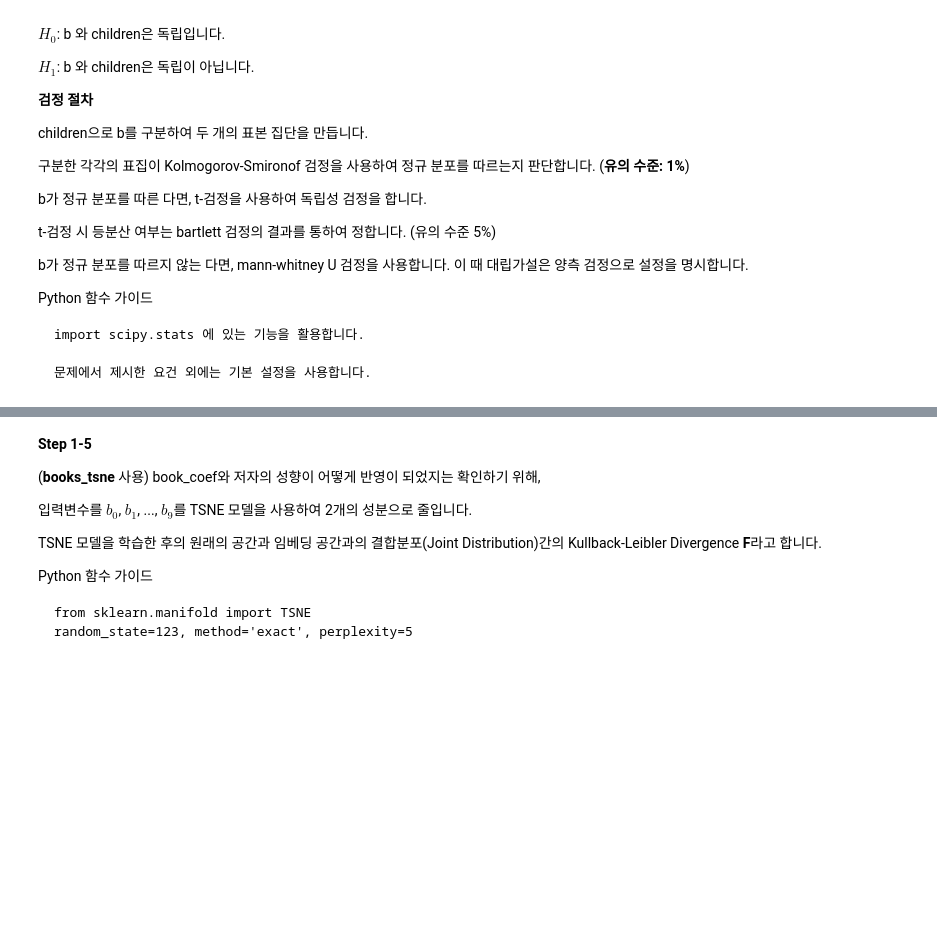
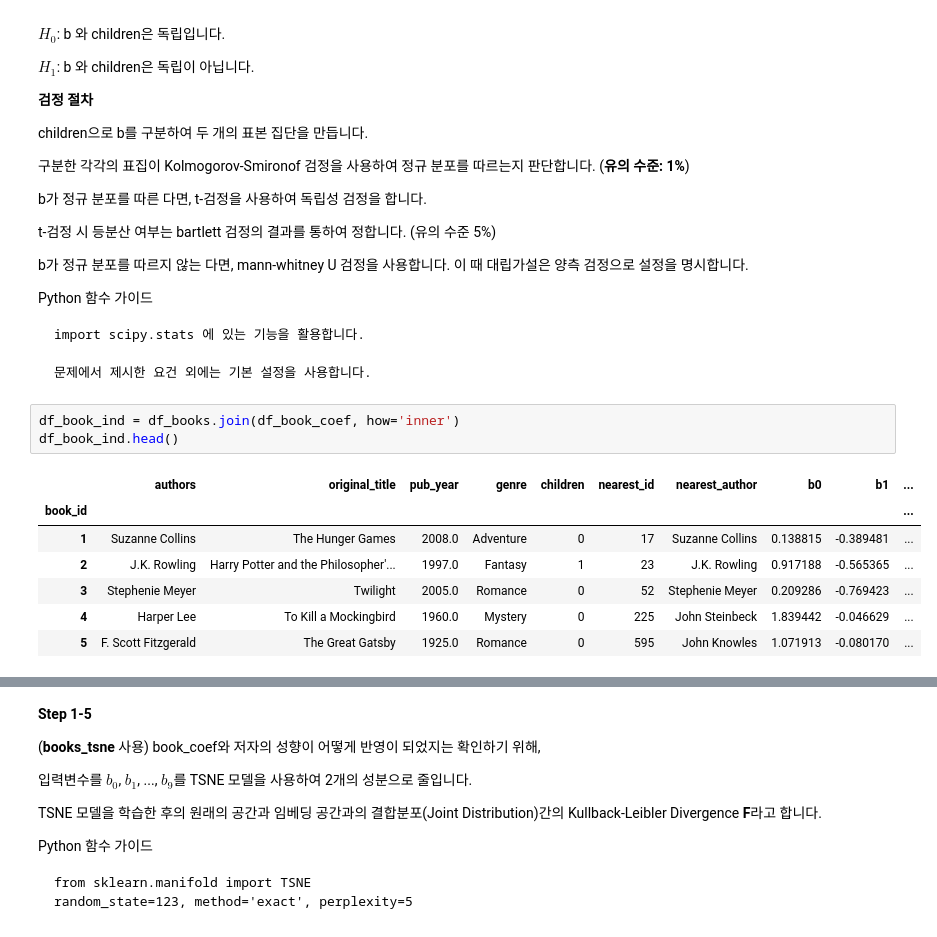
Before and after one commit to sunkusun9/DS_challenge_2310, a Jupyter notebook: prob_lect.ipynb, the cells around one changed output, grey strips where cells are left out. Saved outputs shown, nothing was run; the diff lists cells and outputs as text; blank space fills up the shorter version.

````diff
--- a/prob_lect.ipynb
+++ b/prob_lect.ipynb
@@ -554,3 +619,14 @@ import scipy.stats 에 있는 기능을 활용합니다.
 
 문제에서 제시한 요건 외에는 기본 설정을 사용합니다.
 ```
+# %%
+df_book_ind = df_books.join(df_book_coef, how='inner')
+df_book_ind.head()
+# %% [output]
+|  | authors | original_title | pub_year | genre | children | nearest_id | nearest_author | b0 | b1 | ... |
+| book_id |  |  |  |  |  |  |  |  |  | ... |
+| 1 | Suzanne Collins | The Hunger Games | 2008.0 | Adventure | 0 | 17 | Suzanne Collins | 0.138815 | -0.389481 | ... |
+| 2 | J.K. Rowling | Harry Potter and the Philosopher'... | 1997.0 | Fantasy | 1 | 23 | J.K. Rowling | 0.917188 | -0.565365 | ... |
+| 3 | Stephenie Meyer | Twilight | 2005.0 | Romance | 0 | 52 | Stephenie Meyer | 0.209286 | -0.769423 | ... |
+| 4 | Harper Lee | To Kill a Mockingbird | 1960.0 | Mystery | 0 | 225 | John Steinbeck | 1.839442 | -0.046629 | ... |
+| 5 | F. Scott Fitzgerald | The Great Gatsby | 1925.0 | Romance | 0 | 595 | John Knowles | 1.071913 | -0.080170 | ... |
````
Also changed, not shown: parts of 11 cells of this notebook.
